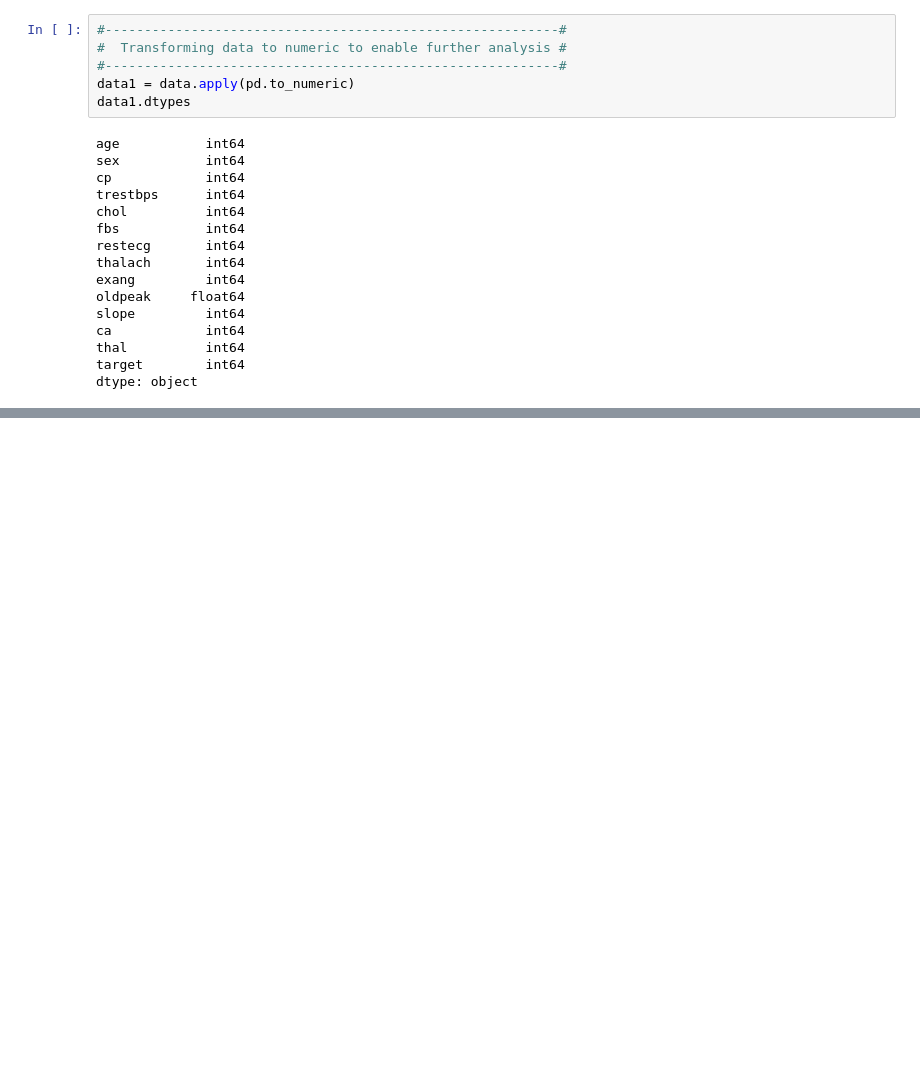
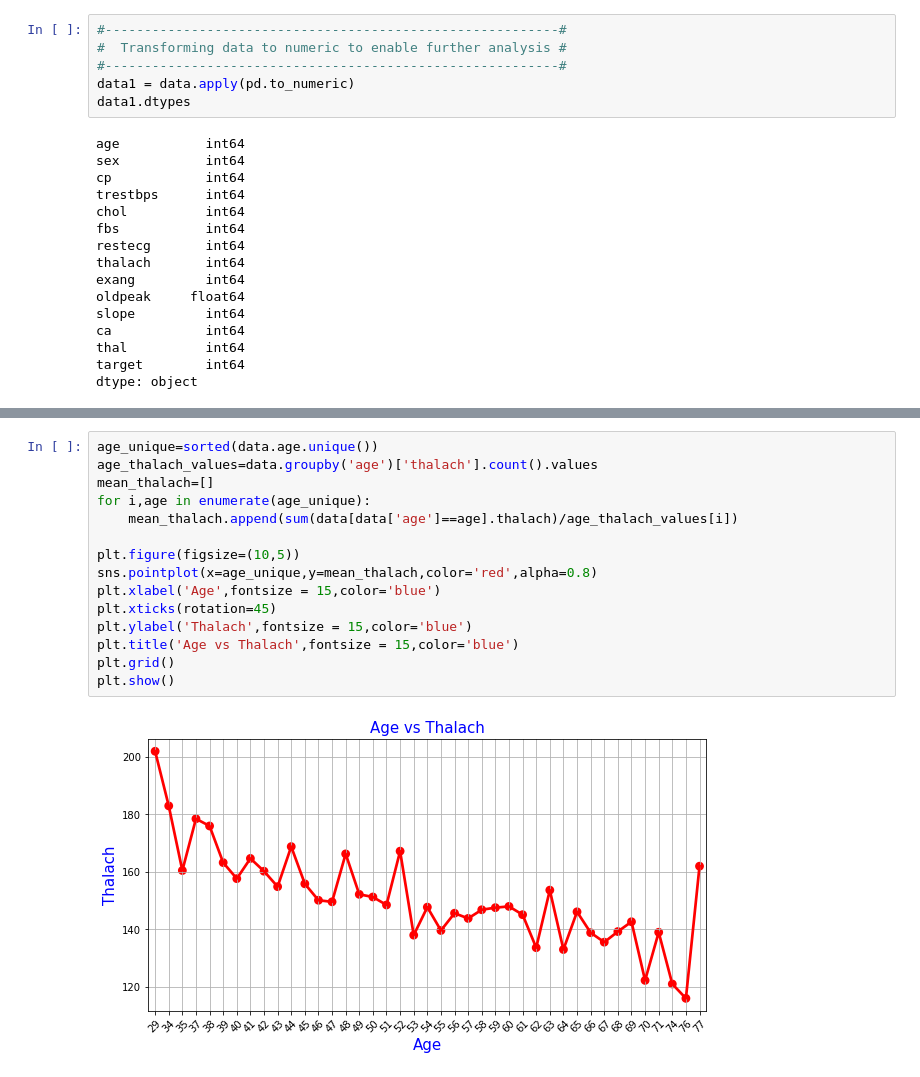
Before and after one commit to abhinavmaharana/Heart-Disease-Predictor-Using-Neural-Networks, a Jupyter notebook: Heart_Disease_Predictor_Using_Neural_Networks.ipynb, the cells around one changed output, grey strips where cells are left out. Saved outputs shown, nothing was run; the diff lists cells and outputs as text; blank space fills up the shorter version.

```diff
--- a/Heart_Disease_Predictor_Using_Neural_Networks.ipynb
+++ b/Heart_Disease_Predictor_Using_Neural_Networks.ipynb
@@ -183,0 +206,17 @@ data1.describe()
+# %%
+age_unique=sorted(data.age.unique())
+age_thalach_values=data.groupby('age')['thalach'].count().values
+mean_thalach=[]
+for i,age in enumerate(age_unique):
+    mean_thalach.append(sum(data[data['age']==age].thalach)/age_thalach_values[i])
+
+plt.figure(figsize=(10,5))
+sns.pointplot(x=age_unique,y=mean_thalach,color='red',alpha=0.8)
+plt.xlabel('Age',fontsize = 15,color='blue')
+plt.xticks(rotation=45)
+plt.ylabel('Thalach',fontsize = 15,color='blue')
+plt.title('Age vs Thalach',fontsize = 15,color='blue')
+plt.grid()
+plt.show()
+# %% [output]
+[figure, added]
```
Also changed, not shown: parts of 3 cells of this notebook.
